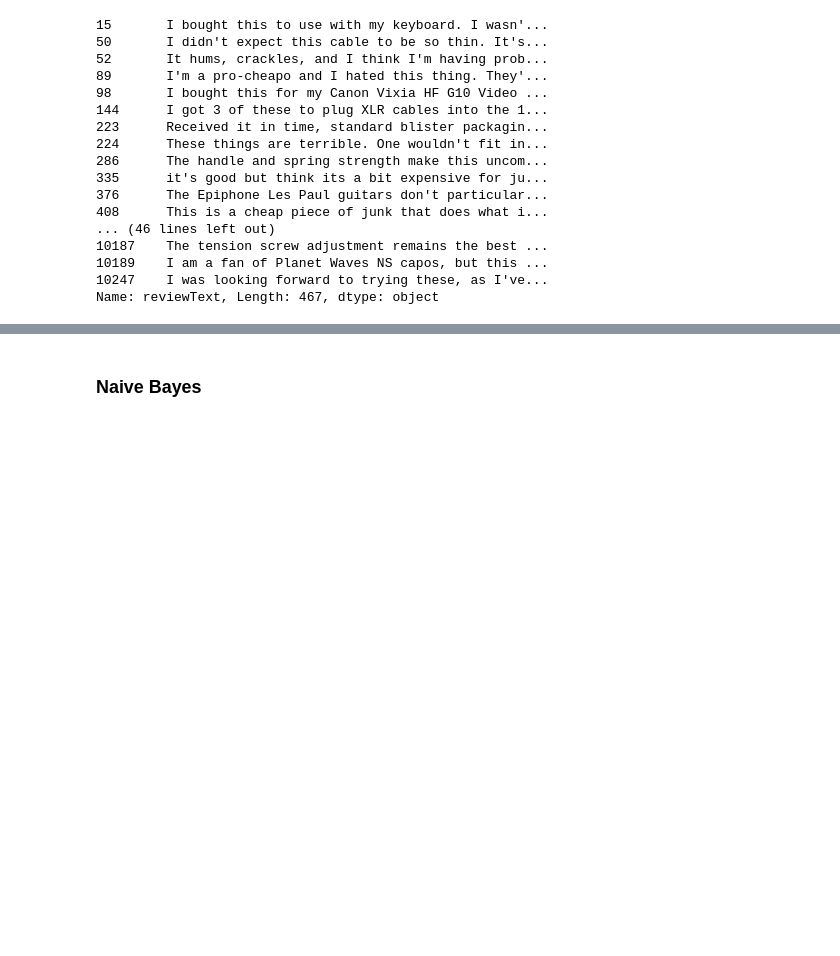
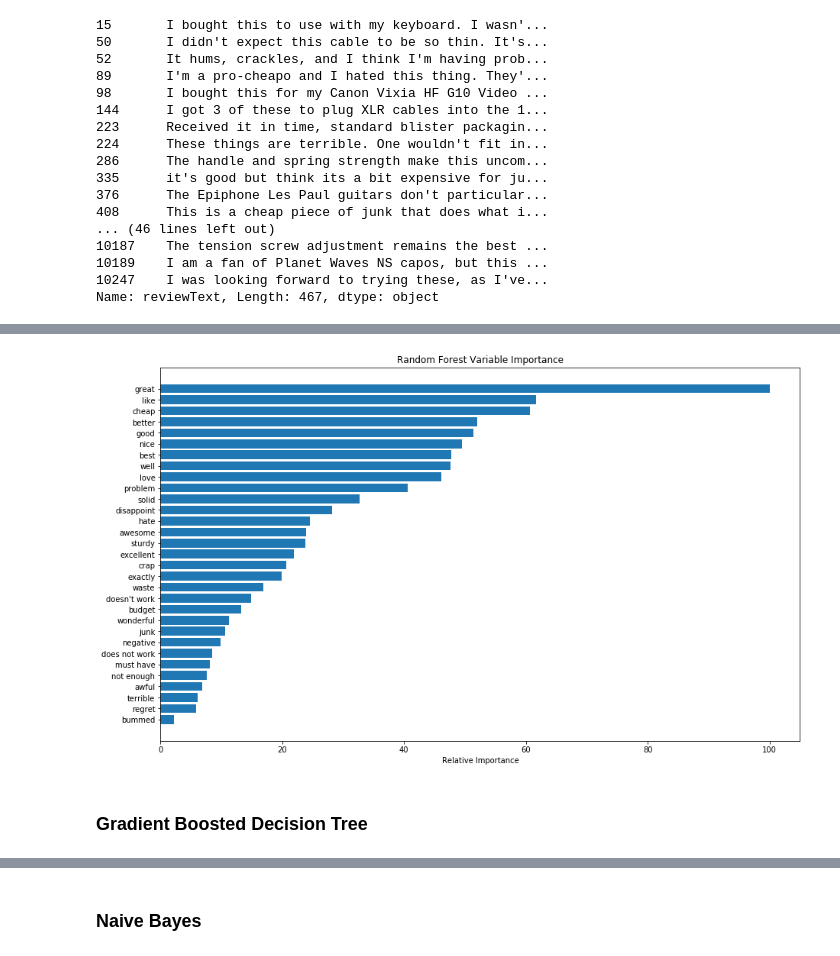
Before and after one commit to bstano/Supervised-Learning, a Jupyter notebook: Amazon Reviews.ipynb, the cells around one changed output, grey strips where cells are left out. Drawn from its saved outputs; the diff is of its cells as text; code cells hidden in the pictures; blank space fills up the shorter version.

```diff
--- a/Amazon Reviews.ipynb
+++ b/Amazon Reviews.ipynb
@@ -135,0 +138,13 @@ display(features.head())
+# %%
+pos = features[features.Positive==1]
+neg = features[features.Positive==0]
+
+# Downsample positive review class
+pos_downsampled = resample(pos, replace=False, n_samples=1000)
+#Upsample negative review class
+neg_upsampled = resample(neg, replace=False, n_samples=1000)
+
+features_s = pd.concat([pos_downsampled, neg_upsampled])
+
+# Display new class counts
+display(features_s.Positive.value_counts())
@@ -138,3 +157,6 @@ display(features.head())
 # %%
-Xr = features.drop(['Score','Positive'], axis=1)
-Yr = features.Score
+Xs = features_s.drop(['Score','Positive'], axis=1)
+Ys = features_s.Positive
+
+Xt = features.drop(['Score','Positive'], axis=1)
+Yt = features.Positive
@@ -191,0 +208,17 @@ Ys = features_s.Positive
+# %%
+feature_importance = rfc.feature_importances_
+
+# Make importances relative to max importance.
+feature_importance = 100.0 * (feature_importance / feature_importance.max())
+sorted_idx = np.argsort(feature_importance)
+pos = np.arange(sorted_idx.shape[0]) + .5
+plt.figure(figsize=(15, 9))
+plt.barh(pos, feature_importance[sorted_idx], align='center')
+plt.yticks(pos, Xt.columns[sorted_idx])
+plt.xlabel('Relative Importance')
+plt.title('Random Forest Variable Importance')
+plt.show()
+# %% [output]
+[figure, added]
+# %% [markdown]
+### Gradient Boosted Decision Tree
```
Also changed, not shown: parts of 65 cells of this notebook.
